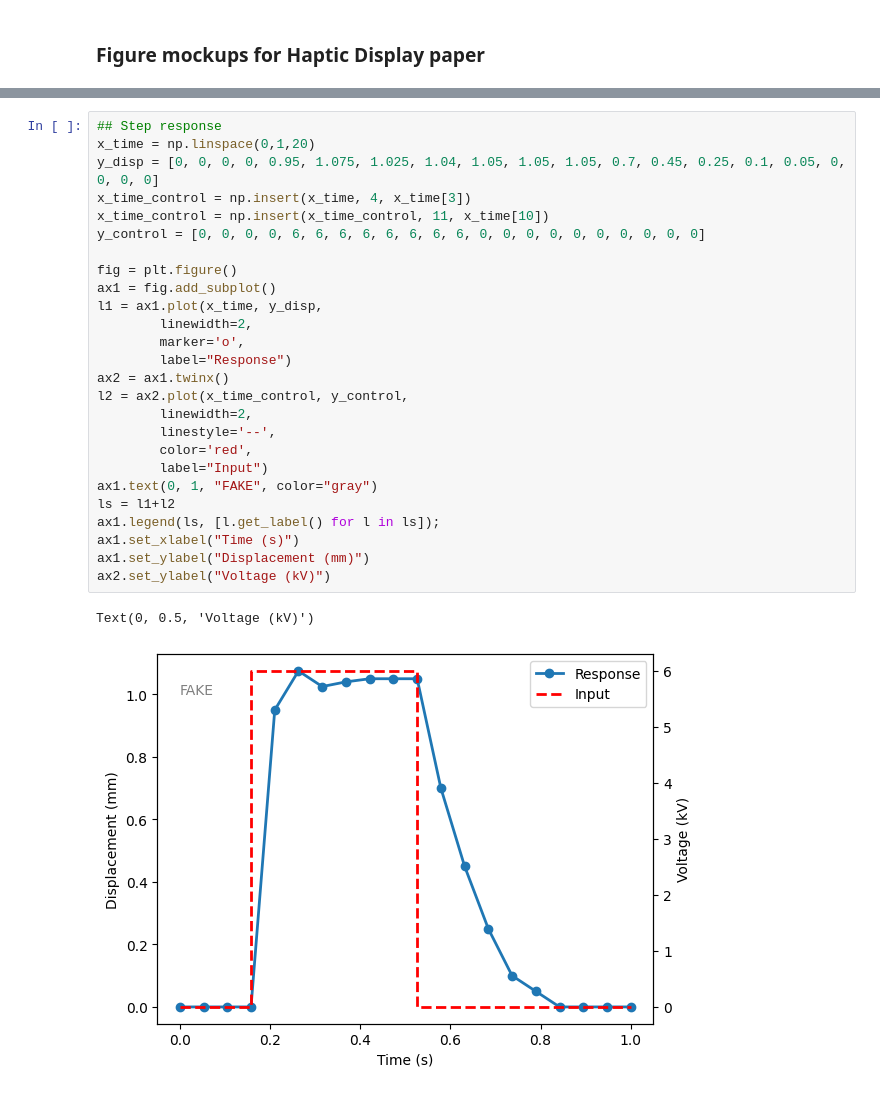
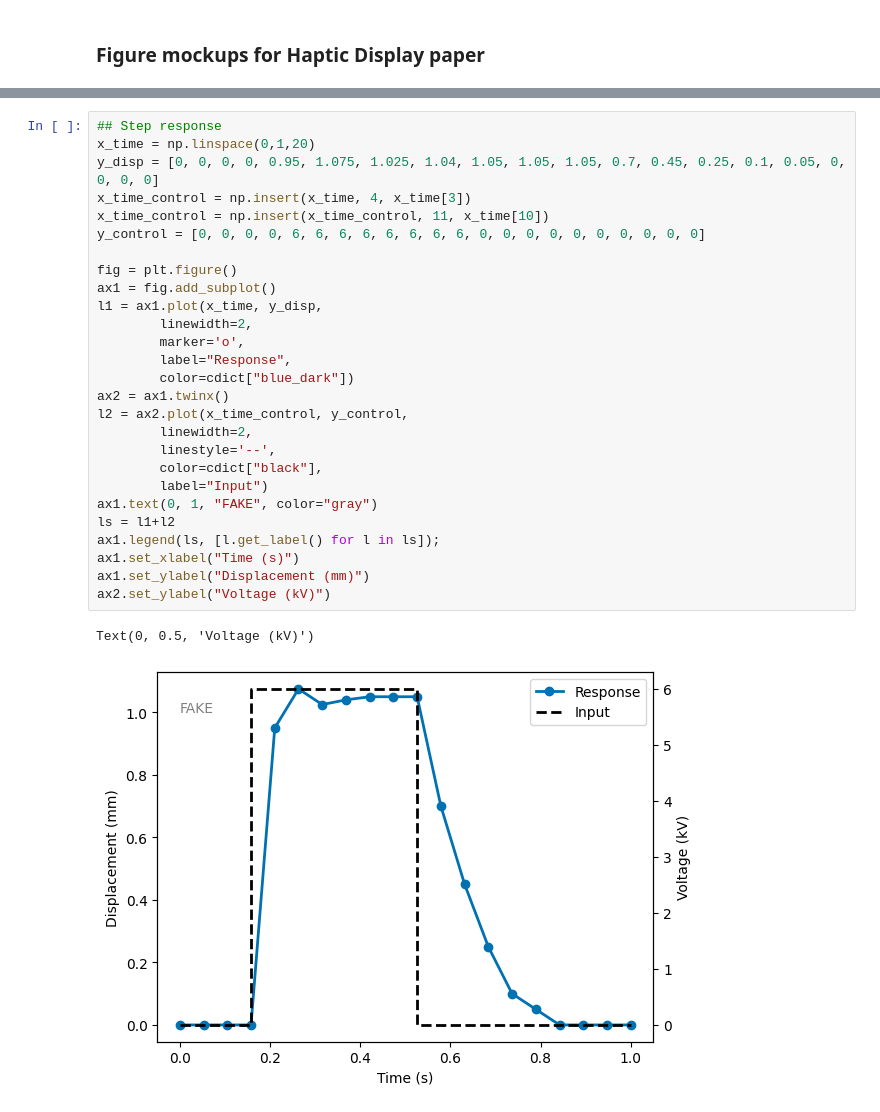
Before and after one commit to brianjohnson555/HapticDisplay, a Jupyter notebook: figure_generation/figure_mockups.ipynb, the cells around one changed output, grey strips where cells are left out. Drawn from its saved outputs; the diff is of its cells as text.

```diff
--- a/figure_generation/figure_mockups.ipynb
+++ b/figure_generation/figure_mockups.ipynb
@@ -126,29 +127,30 @@ ax1.set_ylabel("Lifetime (cycles)");
 # %%
 ## Step response
 x_time = np.linspace(0,1,20)
 y_disp = [0, 0, 0, 0, 0.95, 1.075, 1.025, 1.04, 1.05, 1.05, 1.05, 0.7, 0.45, 0.25, 0.1, 0.05, 0, 0, 0, 0]
 x_time_control = np.insert(x_time, 4, x_time[3])
 x_time_control = np.insert(x_time_control, 11, x_time[10])
 y_control = [0, 0, 0, 0, 6, 6, 6, 6, 6, 6, 6, 6, 0, 0, 0, 0, 0, 0, 0, 0, 0, 0]
 
 fig = plt.figure()
 ax1 = fig.add_subplot()
 l1 = ax1.plot(x_time, y_disp,
         linewidth=2,
         marker='o',
-        label="Response")
+        label="Response",
+        color=cdict["blue_dark"])
 ax2 = ax1.twinx()
 l2 = ax2.plot(x_time_control, y_control,
         linewidth=2,
         linestyle='--',
-        color='red',
+        color=cdict["black"],
         label="Input")
 ax1.text(0, 1, "FAKE", color="gray")
 ls = l1+l2
 ax1.legend(ls, [l.get_label() for l in ls]);
 ax1.set_xlabel("Time (s)")
 ax1.set_ylabel("Displacement (mm)")
 ax2.set_ylabel("Voltage (kV)")
 # %% [output]
 Text(0, 0.5, 'Voltage (kV)')
-[figure, old version]
+[figure, new version]
```
Also changed, not shown: parts of 4 cells of this notebook, 15 other files.
